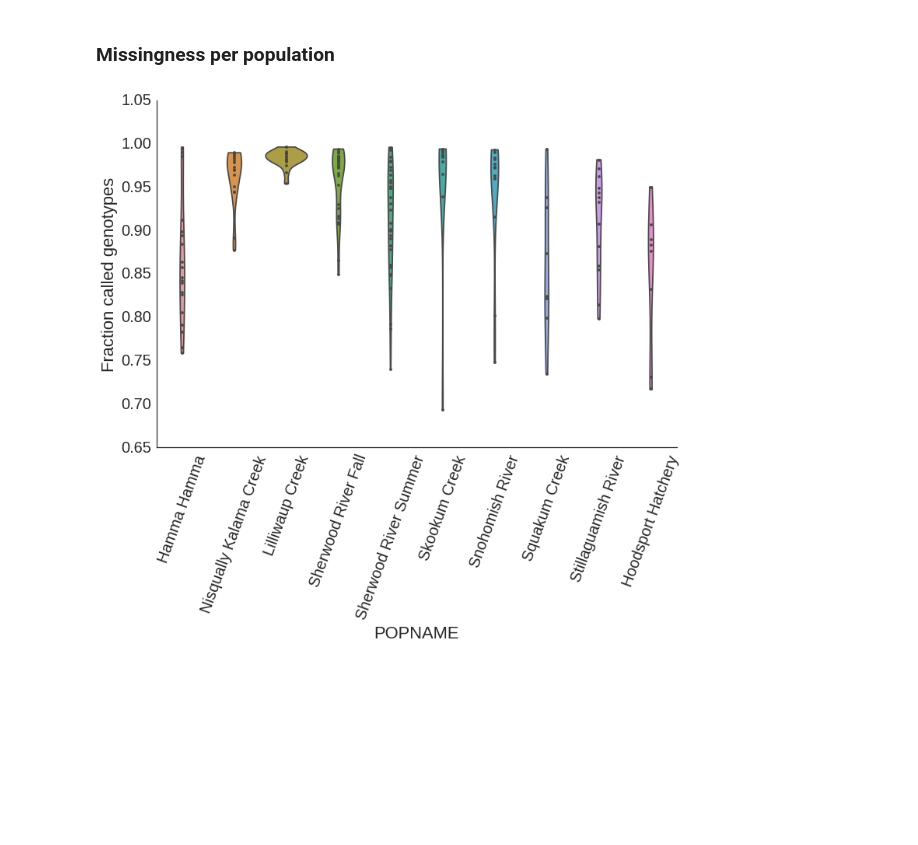
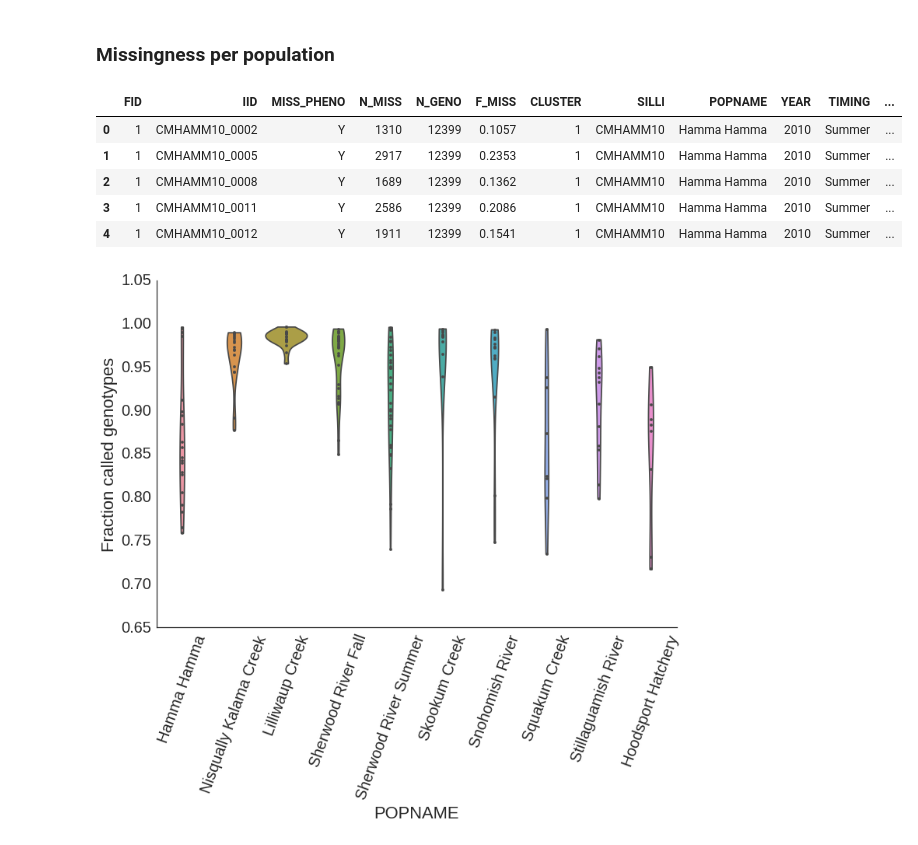
Before and after one commit to rwaples/chum_populations, a Jupyter notebook: plot_pop_genotypes.ipynb, the cells around one changed output. Saved outputs shown, nothing was run; the diff lists cells and outputs as text; code cells hidden in the pictures; blank space fills up the shorter version.

```diff
--- a/plot_pop_genotypes.ipynb
+++ b/plot_pop_genotypes.ipynb
@@ -51,6 +52,14 @@ POPINFO.head(11)
 # %%
 imiss = pd.read_csv('non_paralogs.imiss', sep = " ", skipinitialspace = True,index_col = False)
 imiss = pd.merge(imiss, POPINFO, left_on = 'FID', right_on='CLUSTER')
+imiss.head()
+# %% [output]
+|  | FID | IID | MISS_PHENO | N_MISS | N_GENO | F_MISS | CLUSTER | SILLI | POPNAME | YEAR | TIMING | ... |
+| 0 | 1 | CMHAMM10_0002 | Y | 1310 | 12399 | 0.1057 | 1 | CMHAMM10 | Hamma Hamma | 2010 | Summer | ... |
+| 1 | 1 | CMHAMM10_0005 | Y | 2917 | 12399 | 0.2353 | 1 | CMHAMM10 | Hamma Hamma | 2010 | Summer | ... |
+| 2 | 1 | CMHAMM10_0008 | Y | 1689 | 12399 | 0.1362 | 1 | CMHAMM10 | Hamma Hamma | 2010 | Summer | ... |
+| 3 | 1 | CMHAMM10_0011 | Y | 2586 | 12399 | 0.2086 | 1 | CMHAMM10 | Hamma Hamma | 2010 | Summer | ... |
+| 4 | 1 | CMHAMM10_0012 | Y | 1911 | 12399 | 0.1541 | 1 | CMHAMM10 | Hamma Hamma | 2010 | Summer | ... |
 # %%
 figsize(12, 8)
 sns.violinplot(1-imiss['F_MISS'], bw = .5, cut =.01,
```
Also changed, not shown: parts of 5 cells of this notebook, 14 other files.
